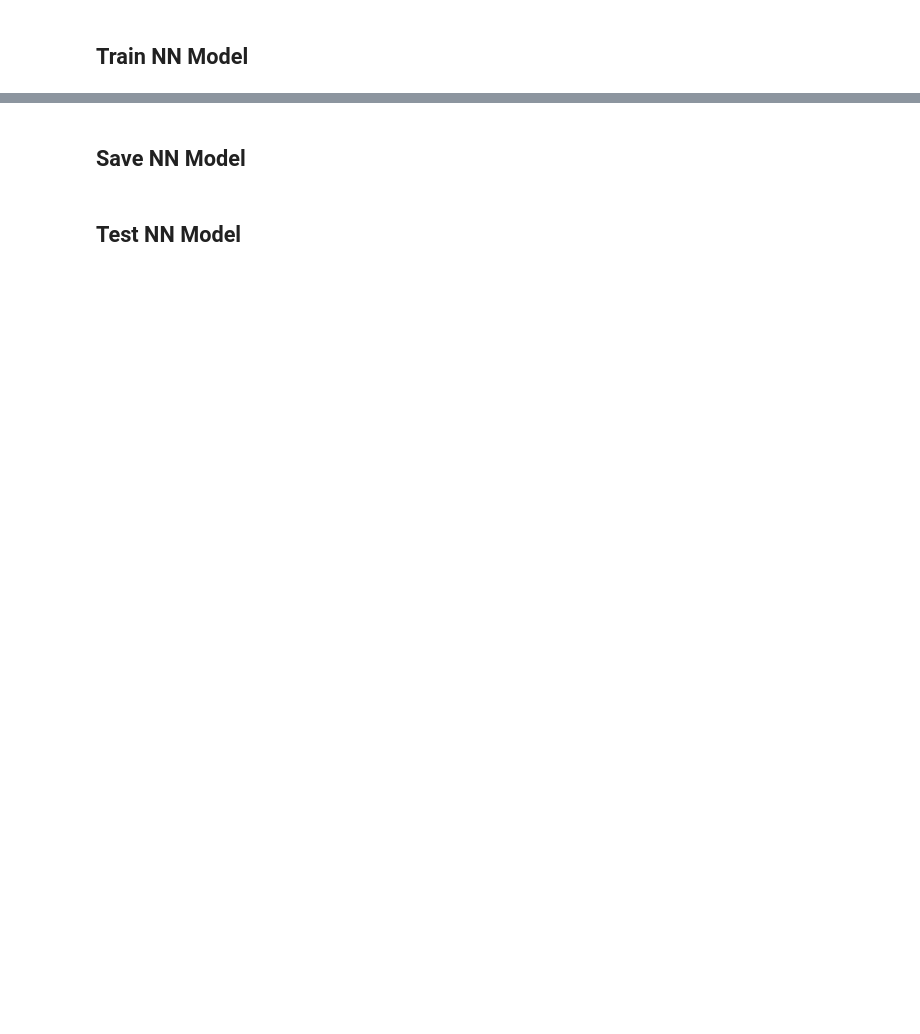
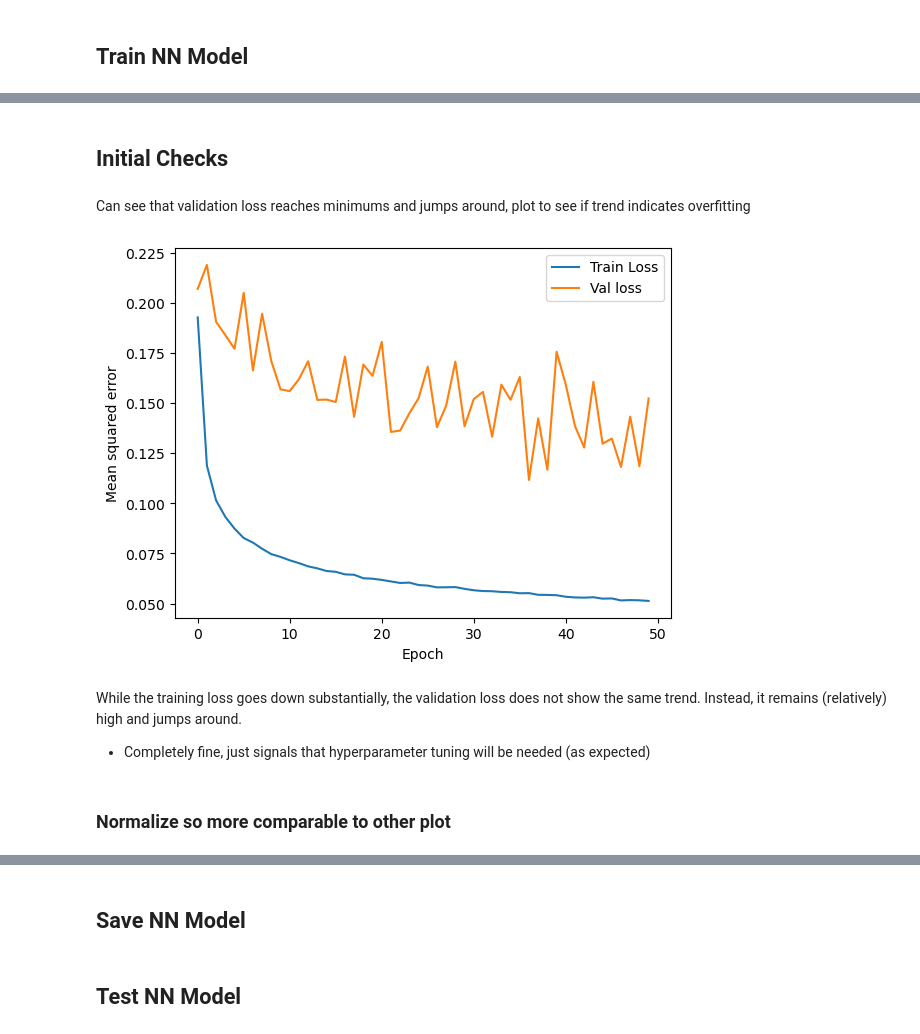
Before and after one commit to juliasimpson97/MLEE-final-project, a Jupyter notebook: models/NN.ipynb, the cells around one changed output, grey strips where cells are left out. Drawn from its saved outputs; the diff is of its cells as text; code cells hidden in the pictures; blank space fills up the shorter version.

```diff
--- a/models/NN.ipynb
+++ b/models/NN.ipynb
@@ -69,10 +71,10 @@ y_test_df_norm = (y_test_df - y_test_df.mean())/y_test_df.std()
 # %% [markdown]
 ### Create Numpy Arrays for Normalized Data
 # %%
-X_n = X_df_norm.to_numpy()
-y_n = y_df_norm.to_numpy().ravel()
-X_train_n = X_train_df_norm.to_numpy()
-y_train_n = y_train_df_norm.to_numpy().ravel()
-X_test_n = X_test_df_norm.to_numpy()
-y_test_n = y_test_df_norm.to_numpy().ravel()
+X = X_df_norm.to_numpy()
+y = y_df_norm.to_numpy().ravel()
+X_train = X_train_df_norm.to_numpy()
+y_train = y_train_df_norm.to_numpy().ravel()
+X_test = X_test_df_norm.to_numpy()
+y_test = y_test_df_norm.to_numpy().ravel()
 # %% [markdown]
@@ -185,7 +215,7 @@ plt.show()
 # %%
 # set hyperparameters
 n_neuron       = 64
-activation     = 'relu'
+activation     = 'LeakyReLU'
 num_epochs     = 50
 learning_rate  = 0.001
 minibatch_size = 64
@@ -218,0 +283,13 @@ history_nprelim = NN_model_nprelim.fit(X_train, y_train,
+# %% [markdown]
+## Initial Checks
+# %% [markdown]
+Can see that validation loss reaches minimums and jumps around, plot to see if trend indicates overfitting
+# %%
+model_utils.plot_history(history_nprelim)
+# %% [output]
+[figure, added]
+# %% [markdown]
+While the training loss goes down substantially, the validation loss does not show the same trend. Instead, it remains (relatively) high and jumps around.
+- Completely fine, just signals that hyperparameter tuning will be needed (as expected)
+# %% [markdown]
+### Normalize so more comparable to other plot
```
Also changed, not shown: parts of 47 cells of this notebook, 1 other file.
